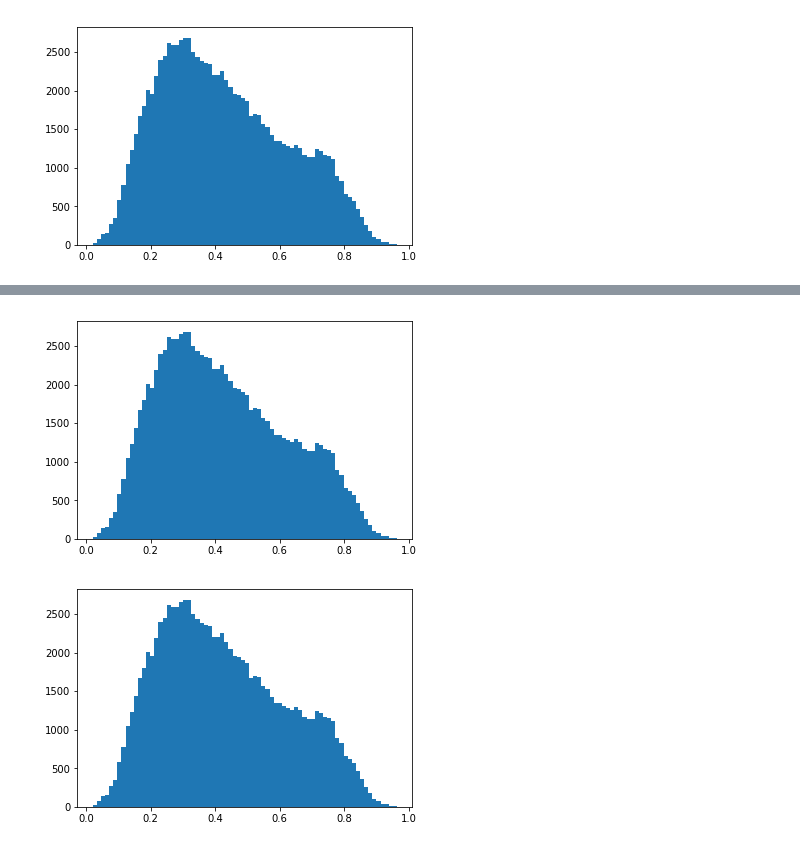
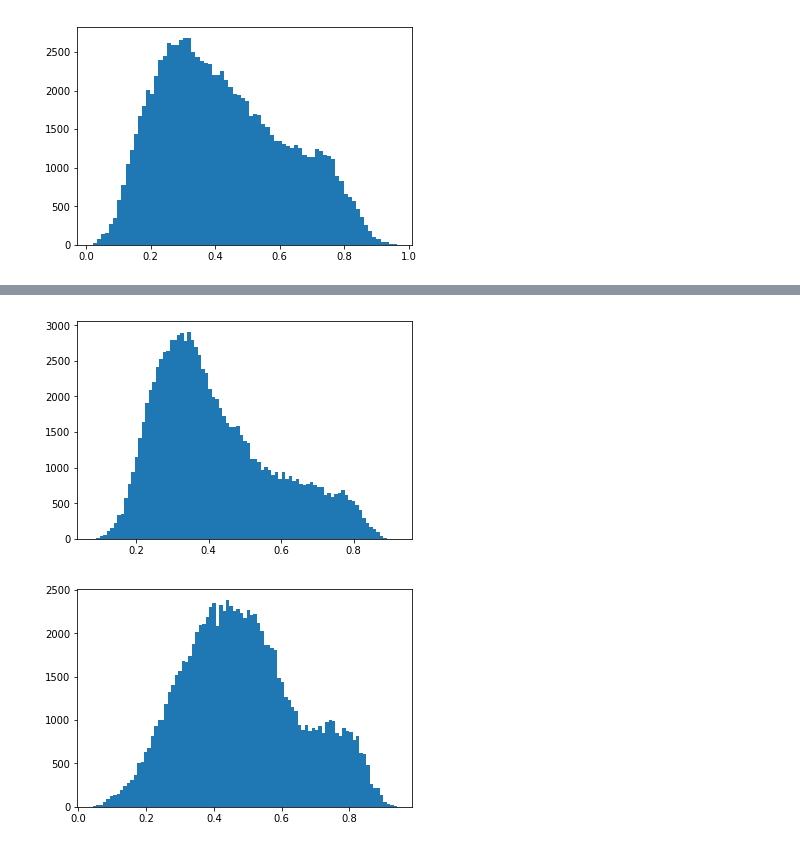
Before and after one commit to SolbiatiAlessandro/two-sigma-kaggle, a Jupyter notebook: kernels/DecisionTree/trained_model_exploration.ipynb, the cells around one changed output, grey strips where cells are left out. Cells and saved outputs as stored; diff of their text form; code cells hidden in the pictures.

```diff
--- a/kernels/DecisionTree/trained_model_exploration.ipynb
+++ b/kernels/DecisionTree/trained_model_exploration.ipynb
@@ -81,12 +96,12 @@ plt.show()
 # %%
-m5 = m.model1.predict(generated_features)
+m5 = m.model5.predict(generated_features)
 plt.hist(m5, bins='auto')
 plt.show()
 # %% [output]
-[figure, old version]
+[figure, new version]
 # %%
-m6 = m.model1.predict(generated_features)
+m6 = m.model6.predict(generated_features)
 plt.hist(m6, bins='auto')
 plt.show()
 # %% [output]
-[figure, old version]
+[figure, new version]
```
Also changed, not shown: parts of 15 cells of this notebook, 5 other files.
